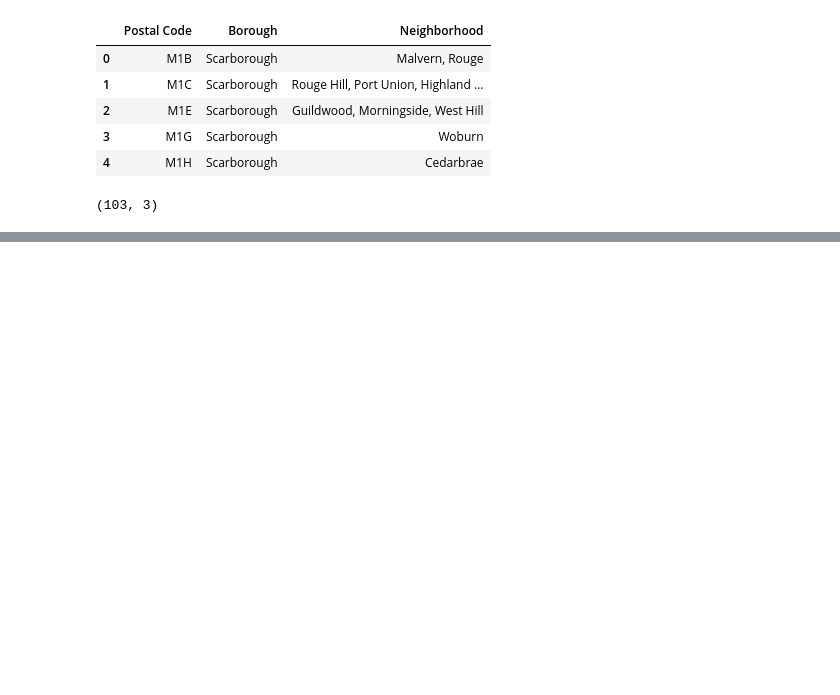
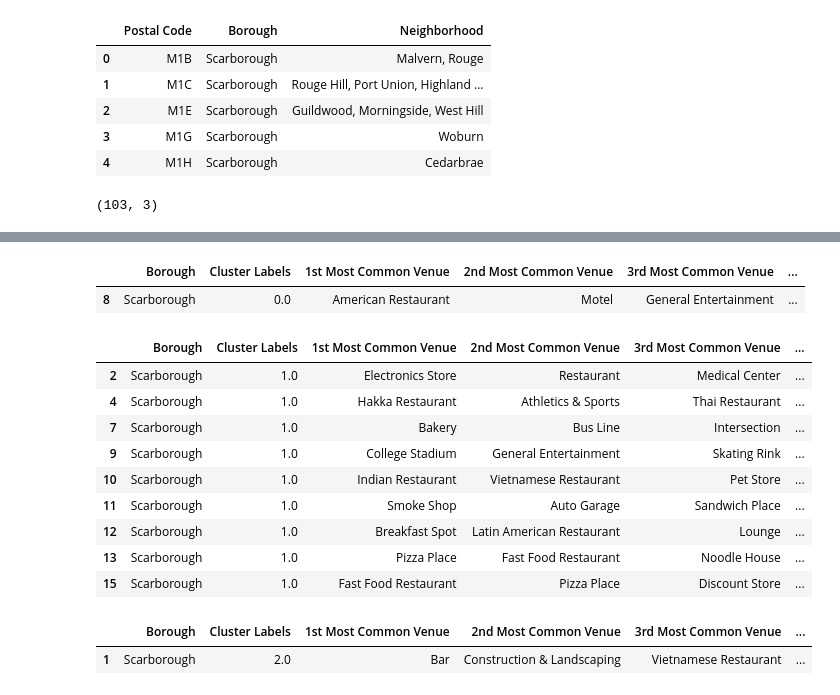
Before and after one commit to mbnair2k/Coursera_Capstone, a Jupyter notebook: Coursera Capstone Project.ipynb, the cells around one changed output, grey strips where cells are left out. Saved outputs shown, nothing was run; the diff lists cells and outputs as text; code cells hidden in the pictures; blank space fills up the shorter version.

```diff
--- a/Coursera Capstone Project.ipynb
+++ b/Coursera Capstone Project.ipynb
@@ -76,0 +361,10 @@ toronto_group.shape
+# %%
+# Put data into a dataframe
+
+#function to sort the venues in descending order
+
+def return_most_common_venues(row, num_top_venues):
+    row_categories = row.iloc[1:]
+    row_categories_sorted = row_categories.sort_values(ascending=False)
+
+    return row_categories_sorted.index.values[0:num_top_venues]
@@ -76,0 +403,16 @@ toronto_group.shape
+# %%
+# Cluster Neighbourhoods
+
+
+#Run k-means to cluster the neighborhood into 5 clusters
+
+# set number of clusters
+kclusters = 5
+
+scarborough_grouped_clustering = scarborough_grouped.drop('Neighborhood', 1)
+
+# run k-means clustering
+kmeans = KMeans(n_clusters=kclusters, random_state=0).fit(scarborough_grouped_clustering)
+
+# check cluster labels generated for each row in the dataframe
+kmeans.labels_[0:10]
@@ -76,0 +421,12 @@ toronto_group.shape
+# %%
+#create a new dataframe that includes the cluster as well as the top 10 venues for each neighborhood
+
+# add clustering labels
+neighborhoods_venues_sorted.insert(0, 'Cluster Labels', kmeans.labels_)
+
+scarborough_merged = scarborough_data
+
+# merge toronto_grouped with toronto_data to add latitude/longitude for each neighborhood
+scarborough_merged = scarborough_merged.join(neighborhoods_venues_sorted.set_index('Neighborhood'), on='Neighborhood')
+
+scarborough_merged.head() # check the last columns!
@@ -76,0 +469,30 @@ toronto_group.shape
+# %%
+# Examine Clusters
+
+# Cluster 1:
+scarborough_merged.loc[scarborough_merged['Cluster Labels'] == 0, scarborough_merged.columns[[1] + list(range(5, scarborough_merged.shape[1]))]]
+# %% [output]
+|  | Borough | Cluster Labels | 1st Most Common Venue | 2nd Most Common Venue | 3rd Most Common Venue | ... |
+| 8 | Scarborough | 0.0 | American Restaurant | Motel | General Entertainment | ... |
+# %%
+# Cluster 2:
+
+scarborough_merged.loc[scarborough_merged['Cluster Labels'] == 1, scarborough_merged.columns[[1] + list(range(5, scarborough_merged.shape[1]))]]
+# %% [output]
+|  | Borough | Cluster Labels | 1st Most Common Venue | 2nd Most Common Venue | 3rd Most Common Venue | ... |
+| 2 | Scarborough | 1.0 | Electronics Store | Restaurant | Medical Center | ... |
+| 4 | Scarborough | 1.0 | Hakka Restaurant | Athletics & Sports | Thai Restaurant | ... |
+| 7 | Scarborough | 1.0 | Bakery | Bus Line | Intersection | ... |
+| 9 | Scarborough | 1.0 | College Stadium | General Entertainment | Skating Rink | ... |
+| 10 | Scarborough | 1.0 | Indian Restaurant | Vietnamese Restaurant | Pet Store | ... |
+| 11 | Scarborough | 1.0 | Smoke Shop | Auto Garage | Sandwich Place | ... |
+| 12 | Scarborough | 1.0 | Breakfast Spot | Latin American Restaurant | Lounge | ... |
+| 13 | Scarborough | 1.0 | Pizza Place | Fast Food Restaurant | Noodle House | ... |
+| 15 | Scarborough | 1.0 | Fast Food Restaurant | Pizza Place | Discount Store | ... |
+# %%
+# Cluster 3:
+
+scarborough_merged.loc[scarborough_merged['Cluster Labels'] == 2, scarborough_merged.columns[[1] + list(range(5, scarborough_merged.shape[1]))]]
+# %% [output]
+|  | Borough | Cluster Labels | 1st Most Common Venue | 2nd Most Common Venue | 3rd Most Common Venue | ... |
+| 1 | Scarborough | 2.0 | Bar | Construction & Landscaping | Vietnamese Restaurant | ... |
```
Also changed, not shown: parts of 22 cells of this notebook.
